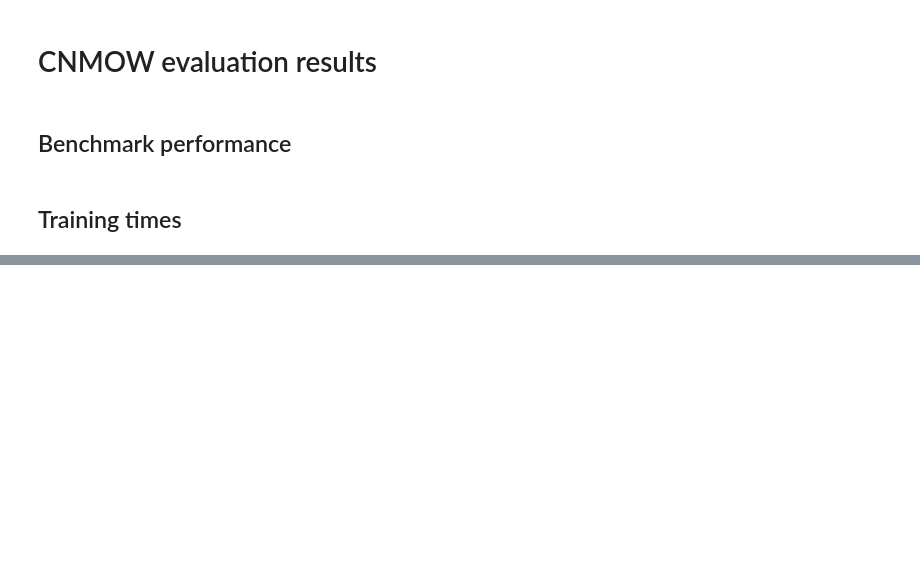
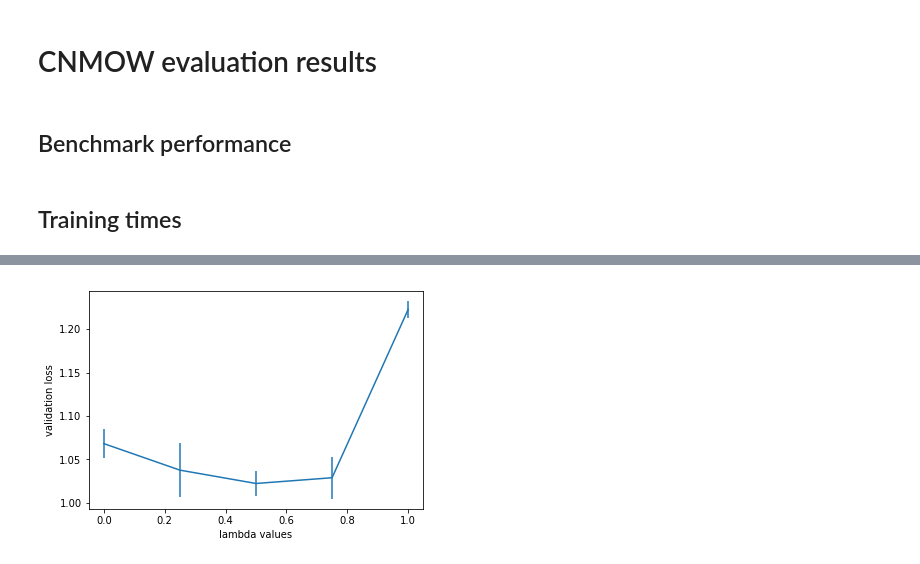
Before and after one commit to merlinND/word2mat, a Jupyter notebook: plot_evaluation_results.ipynb, the cells around one changed output, grey strips where cells are left out. Cells and saved outputs as stored; diff of their text form; code cells hidden in the pictures; blank space fills up the shorter version.

```diff
--- a/plot_evaluation_results.ipynb
+++ b/plot_evaluation_results.ipynb
@@ -212,0 +239,7 @@ plot_training_metadata(df)
+# %%
+plt.errorbar(lambdas,np.mean(lamb_2,axis=1),yerr=(1.96/np.sqrt(10))*np.std(lamb_2,axis=1))
+plt.xlabel('lambda values')
+plt.ylabel('validation loss')
+plt.show()
+# %% [output]
+[figure, added]
```
Also changed, not shown: parts of 9 cells of this notebook.
